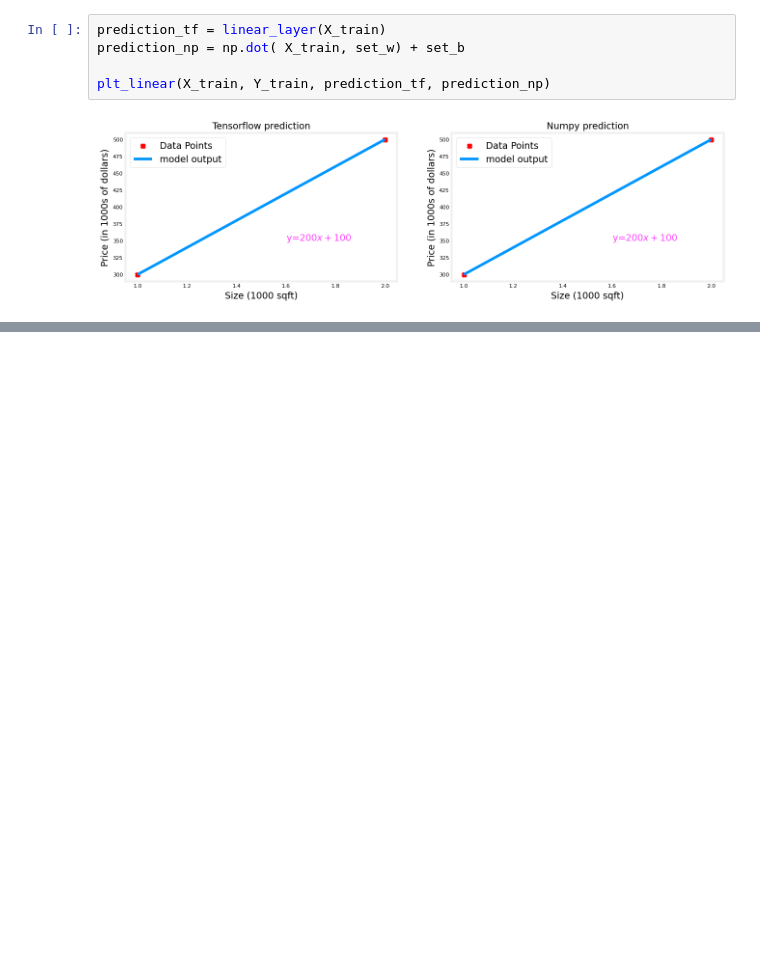
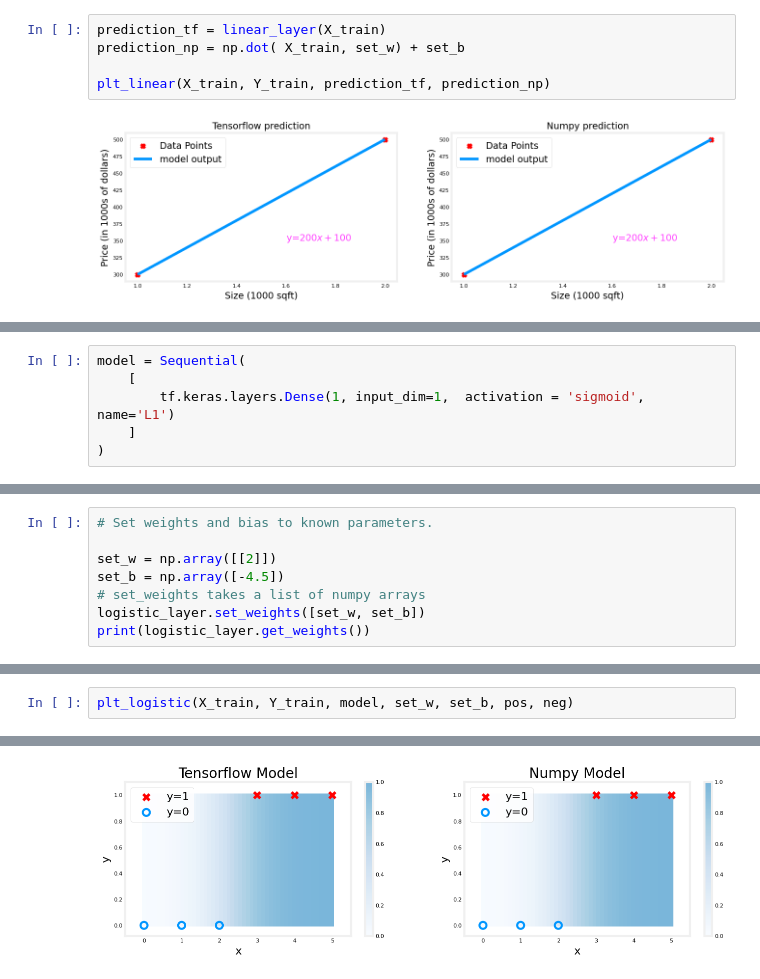
Before and after one commit to JoseMiralles/AI-Notes, a Jupyter notebook: machine_learning_specialization_coursera/2_advanced_learning_algorithms/week_1/Lab_neurons_and_layers.ipynb, the cells around one changed output, grey strips where cells are left out. Drawn from its saved outputs; the diff is of its cells as text; blank space fills up the shorter version.

Commit message:
Finished Neurons and layers nb

```diff
--- a/machine_learning_specialization_coursera/2_advanced_learning_algorithms/week_1/Lab_neurons_and_layers.ipynb
+++ b/machine_learning_specialization_coursera/2_advanced_learning_algorithms/week_1/Lab_neurons_and_layers.ipynb
@@ -102,0 +154,6 @@ plt_linear(X_train, Y_train, prediction_tf, prediction_np)
+# %%
+model = Sequential(
+    [
+        tf.keras.layers.Dense(1, input_dim=1,  activation = 'sigmoid', name='L1')
+    ]
+)
@@ -102,0 +182,8 @@ plt_linear(X_train, Y_train, prediction_tf, prediction_np)
+# %%
+# Set weights and bias to known parameters.
+
+set_w = np.array([[2]])
+set_b = np.array([-4.5])
+# set_weights takes a list of numpy arrays
+logistic_layer.set_weights([set_w, set_b])
+print(logistic_layer.get_weights())
@@ -102,0 +209,3 @@ plt_linear(X_train, Y_train, prediction_tf, prediction_np)
+# %%
+plt_logistic(X_train, Y_train, model, set_w, set_b, pos, neg)
+# %% [output]
@@ -102,0 +229 @@ plt_linear(X_train, Y_train, prediction_tf, prediction_np)
+[figure, added]
```
Also changed, not shown: parts of 12 cells of this notebook.
